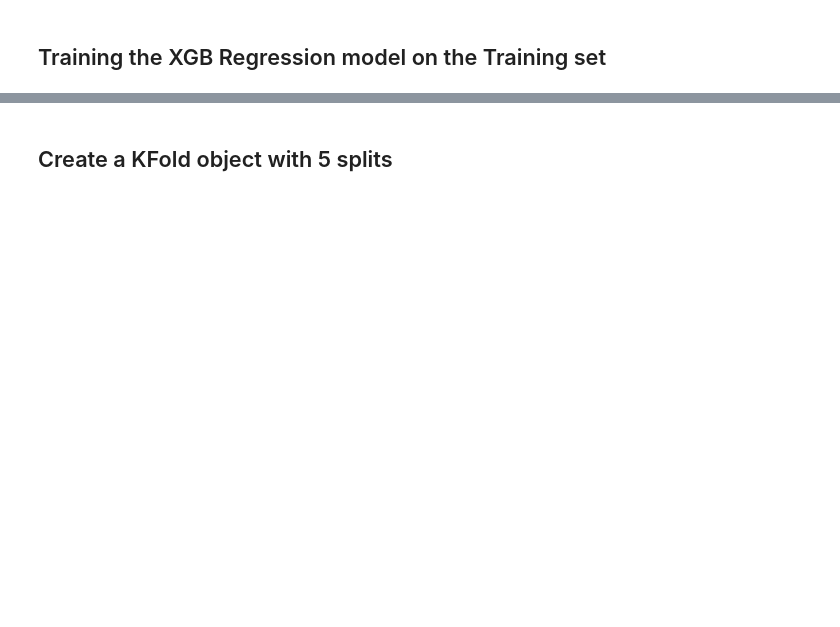
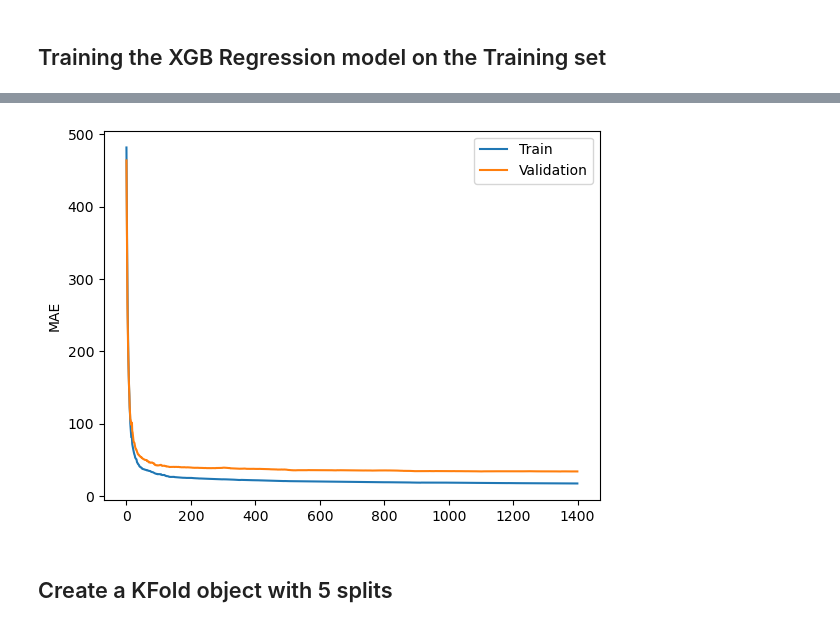
Before and after one commit to ChamodiWidanage/Pressure_Paper1, a Jupyter notebook: XGBoost_for_paper.ipynb, the cells around one changed output, grey strips where cells are left out. Saved outputs shown, nothing was run; the diff lists cells and outputs as text; code cells hidden in the pictures; blank space fills up the shorter version.

```diff
--- a/XGBoost_for_paper.ipynb
+++ b/XGBoost_for_paper.ipynb
@@ -73,3 +111,17 @@ XGBRegressor(base_score=0.5, booster='gbtree', callbacks=None,
+# %%
+# retrieve performance metrics
+results = regressor.evals_result()
+epochs = len(results['validation_0']['mae'])
+x_axis = range(0, epochs)
+# plot log loss
+fig, ax = plt.subplots()
+ax.plot(x_axis, results['validation_0']['mae'], label='Train')
+ax.plot(x_axis, results['validation_1']['mae'], label='Validation')
+ax.legend()
+plt.ylabel('MAE')
+plt.show()
+# %% [output]
+[figure, added]
 # %% [markdown]
 ## Create a KFold object with 5 splits
 # %%
```
Also changed, not shown: parts of 16 cells of this notebook, 12 other files.
